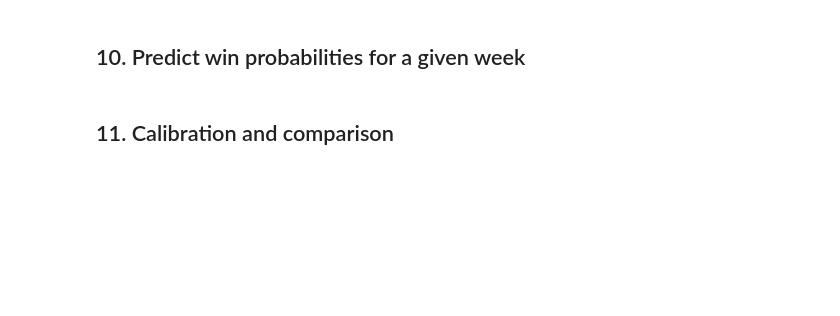
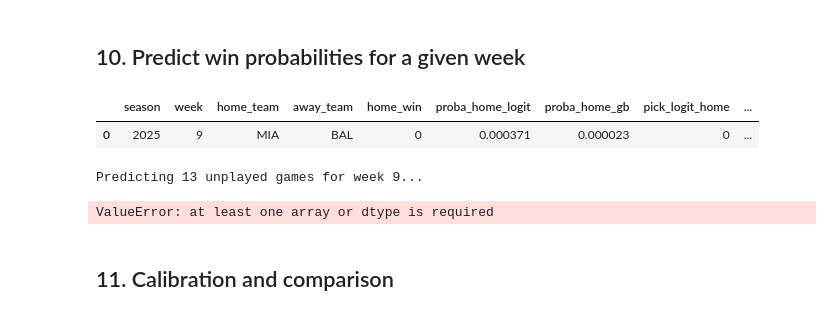
Before and after one commit to joshuadollison/CIS508, a Jupyter notebook: nflfastR_RBSDM_end_to_end.ipynb, the cells around one changed output. Drawn from its saved outputs; the diff is of its cells as text; code cells hidden in the pictures; blank space fills up the shorter version.

```diff
--- a/nflfastR_RBSDM_end_to_end.ipynb
+++ b/nflfastR_RBSDM_end_to_end.ipynb
@@ -319,20 +405,78 @@ plt.show()
 # %% [markdown]
 ## 10. Predict win probabilities for a given week
 # %%
+# --- Predict win probabilities for a given week (fixed) ---
+
 # Filter the target week in PREDICT_SEASON and PREDICT_WEEK
 target_games = games_valid[(games_valid["season"] == PREDICT_SEASON) & (games_valid["week"] == PREDICT_WEEK)].copy()
-target_X = target_games[X.columns].copy()
+
+# Ensure we use only the numeric model features (no 'season' column)
+target_X = target_games[X_train.columns].copy()
 
 # Scale for logistic
 target_X_scaled = scaler.transform(target_X)
 
-target_games["proba_home_logit"] = logit.predict_proba(target_X_scaled)[:,1]
-target_games["proba_home_gb"] = gb.predict_proba(target_X)[:,1]
-target_games["pick_logit_home"] = (target_games["proba_home_logit"] >= 0.5).astype(int)
-target_games["pick_gb_home"] = (target_games["proba_home_gb"] >= 0.5).astype(int)
+# Predictions
+target_games["proba_home_logit"] = logit.predict_proba(target_X_scaled)[:, 1]
+target_games["proba_home_gb"]    = gb.predict_proba(target_X)[:, 1]
+target_games["pick_logit_home"]  = (target_games["proba_home_logit"] >= 0.5).astype(int)
+target_games["pick_gb_home"]     = (target_games["proba_home_gb"] >= 0.5).astype(int)
 
-cols_show = ["season","week","home_team","away_team","home_win","proba_home_logit","proba_home_gb","pick_logit_home","pick_gb_home"]
+cols_show = [
+    "season","week","home_team","away_team","home_win",
+    "proba_home_logit","proba_home_gb","pick_logit_home","pick_gb_home"
+]
 target_games[cols_show].sort_values(["week","home_team"]).reset_index(drop=True)
+# %% [output]
+|  | season | week | home_team | away_team | home_win | proba_home_logit | proba_home_gb | pick_logit_home | ... |
+| 0 | 2025 | 9 | MIA | BAL | 0 | 0.000371 | 0.000023 | 0 | ... |
+# %%
+# --- Predict all games that have not yet been played for a given week ---
+
+from nfl_data_py import import_schedules
+
+# Choose which week to forecast
+predict_week = PREDICT_WEEK  # you set this up top (e.g., 9, 10, 11...)
+
+# Get the full season schedule (includes unplayed games)
+sched_all = import_schedules([PREDICT_SEASON])
+
+# Determine which games have already been played (appear in pbp)
+played_games = pbp["game_id"].unique()
+
+# Filter to only unplayed regular-season games for the target week
+games_to_predict = sched_all[
+    (sched_all["season"] == PREDICT_SEASON)
+    & (sched_all["week"] == predict_week)
+    & (sched_all["game_type"] == "REG")
+    & (~sched_all["game_id"].isin(played_games))
+][["season", "week", "home_team", "away_team", "game_id"]].copy()
+
+print(f"Predicting {len(games_to_predict)} unplayed games for week {predict_week}...")
+
+# Merge in latest available team stats (lagged features)
+home_side = team_week_enriched.copy().rename(columns={"team": "home_team"})
+away_side = team_week_enriched.copy().rename(columns={"team": "away_team"})
+
+games_pred = (
+    games_to_predict.merge(home_side, on=["season", "home_team"], how="left")
+                    .merge(away_side, on=["season", "away_team"], how="left", suffixes=("_home", "_away"))
+)
+
+# Align features to training columns
+target_X = games_pred[X_train.columns.intersection(games_pred.columns)].copy()
+
+# Scale and predict
+target_X_scaled = scaler.transform(target_X)
+games_pred["proba_home_logit"] = logit.predict_proba(target_X_scaled)[:, 1]
+games_pred["proba_home_gb"] = gb.predict_proba(target_X)[:, 1]
+
+# Display predictions
+cols_show = ["season", "week", "home_team", "away_team", "proba_home_logit", "proba_home_gb"]
+games_pred[cols_show].sort_values("home_team").reset_index(drop=True)
+# %% [output]
+Predicting 13 unplayed games for week 9...
+ValueError: at least one array or dtype is required
 # %% [markdown]
 ## 11. Calibration and comparison
 # %%
```
Also changed, not shown: parts of 10 cells of this notebook.
